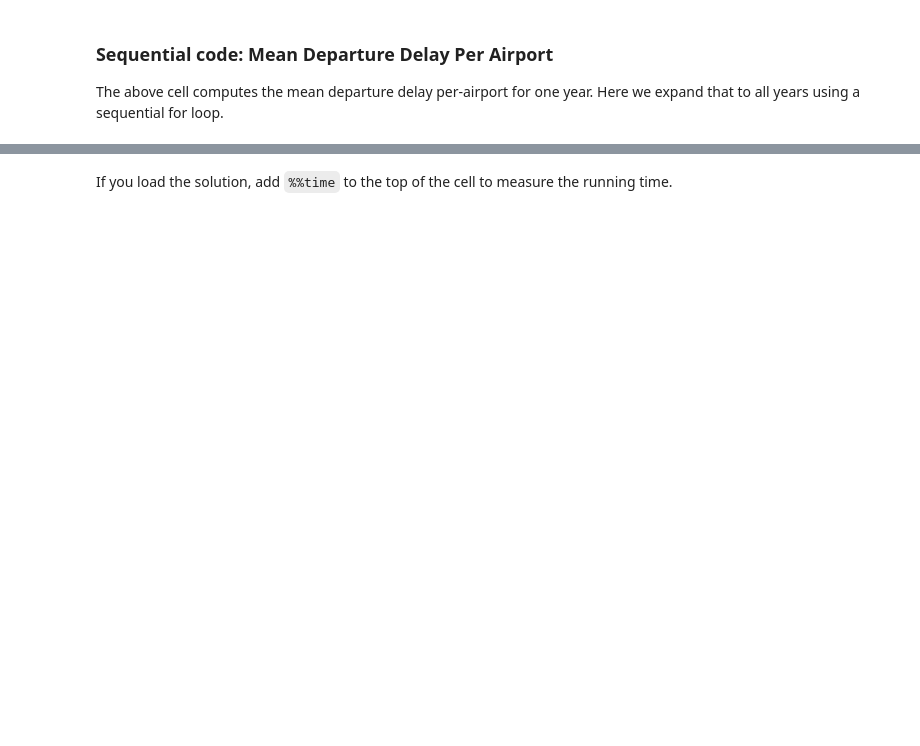
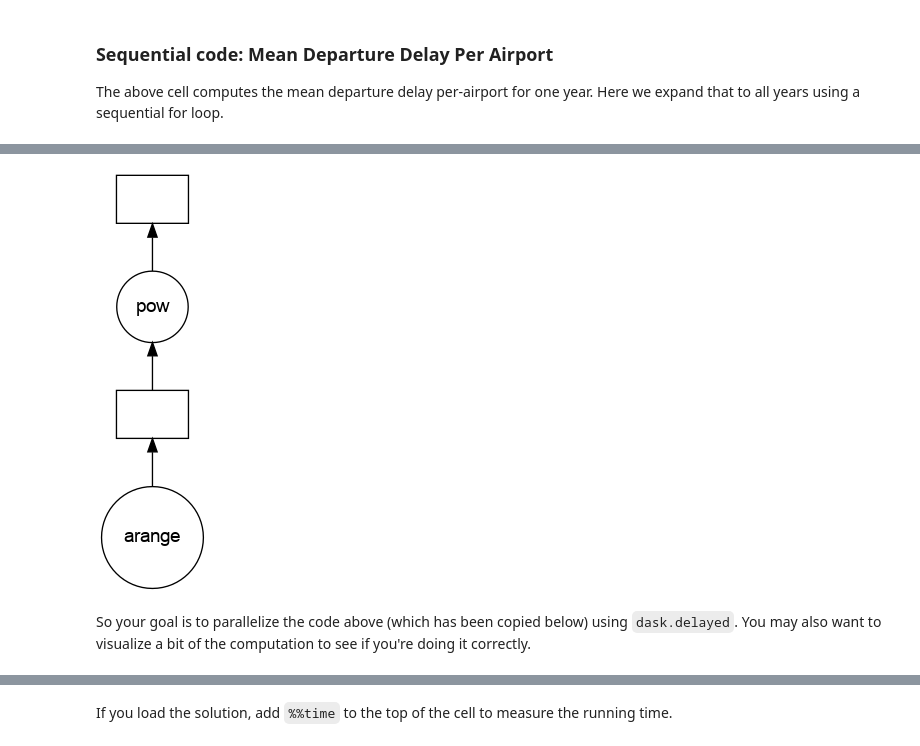
Before and after one commit to cindytsai/dask-tutorial, a Jupyter notebook: 01_dask.delayed.ipynb, the cells around one changed output, grey strips where cells are left out. Drawn from its saved outputs; the diff is of its cells as text; code cells hidden in the pictures; blank space fills up the shorter version.

```diff
--- a/01_dask.delayed.ipynb
+++ b/01_dask.delayed.ipynb
@@ -389,3 +454,15 @@ So your goal is to parallelize the code above (which has been copied below) usin
+# %%
+from dask import compute
+x = delayed(np.arange)(10)
+y = x ** 2
+y.visualize()
+#min_, max_ = compute(y.min(), y.max())
+#min_, max_
+# %% [output]
+[figure, added]
+# %% [markdown]
+
+So your goal is to parallelize the code above (which has been copied below) using `dask.delayed`.  You may also want to visualize a bit of the computation to see if you're doing it correctly.
 # %%
 from dask import compute
 # %%
```
Also changed, not shown: parts of 21 cells of this notebook.
